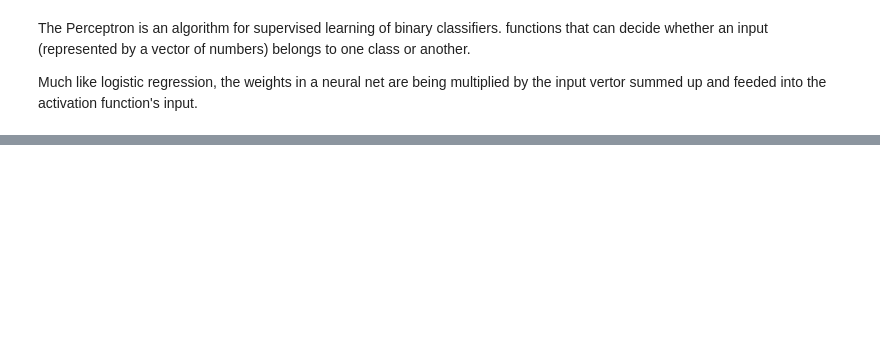
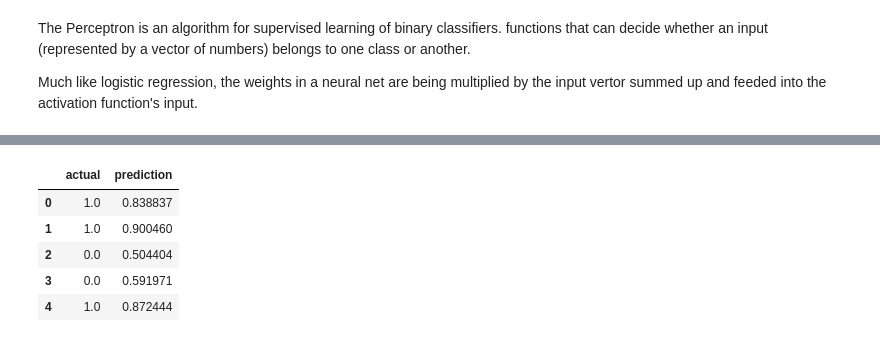
Before and after one commit to leriomaggio/deep-learning-keras-tensorflow, a Jupyter notebook: 1.1 Introduction - Deep Learning and ANN.ipynb, the cells around one changed output, grey strips where cells are left out. Cells and saved outputs as stored; diff of their text form; code cells hidden in the pictures; blank space fills up the shorter version.

```diff
--- a/1.1 Introduction - Deep Learning and ANN.ipynb
+++ b/1.1 Introduction - Deep Learning and ANN.ipynb
@@ -26,0 +103,4 @@ Much like logistic regression, the weights in a neural net are being multiplied
+# %%
+# Make a matrix
+def makeMatrix(I, J, fill=0.0):
+    return np.zeros([I,J])
@@ -26,0 +368,11 @@ Much like logistic regression, the weights in a neural net are being multiplied
+# %%
+prediction = pd.DataFrame(data=np.array([y, np.ravel(ann.predict)]).T,
+                          columns=["actual", "prediction"])
+prediction.head()
+# %% [output]
+|  | actual | prediction |
+| 0 | 1.0 | 0.838837 |
+| 1 | 1.0 | 0.900460 |
+| 2 | 0.0 | 0.504404 |
+| 3 | 0.0 | 0.591971 |
+| 4 | 1.0 | 0.872444 |
```
Also changed, not shown: parts of 46 cells of this notebook.
